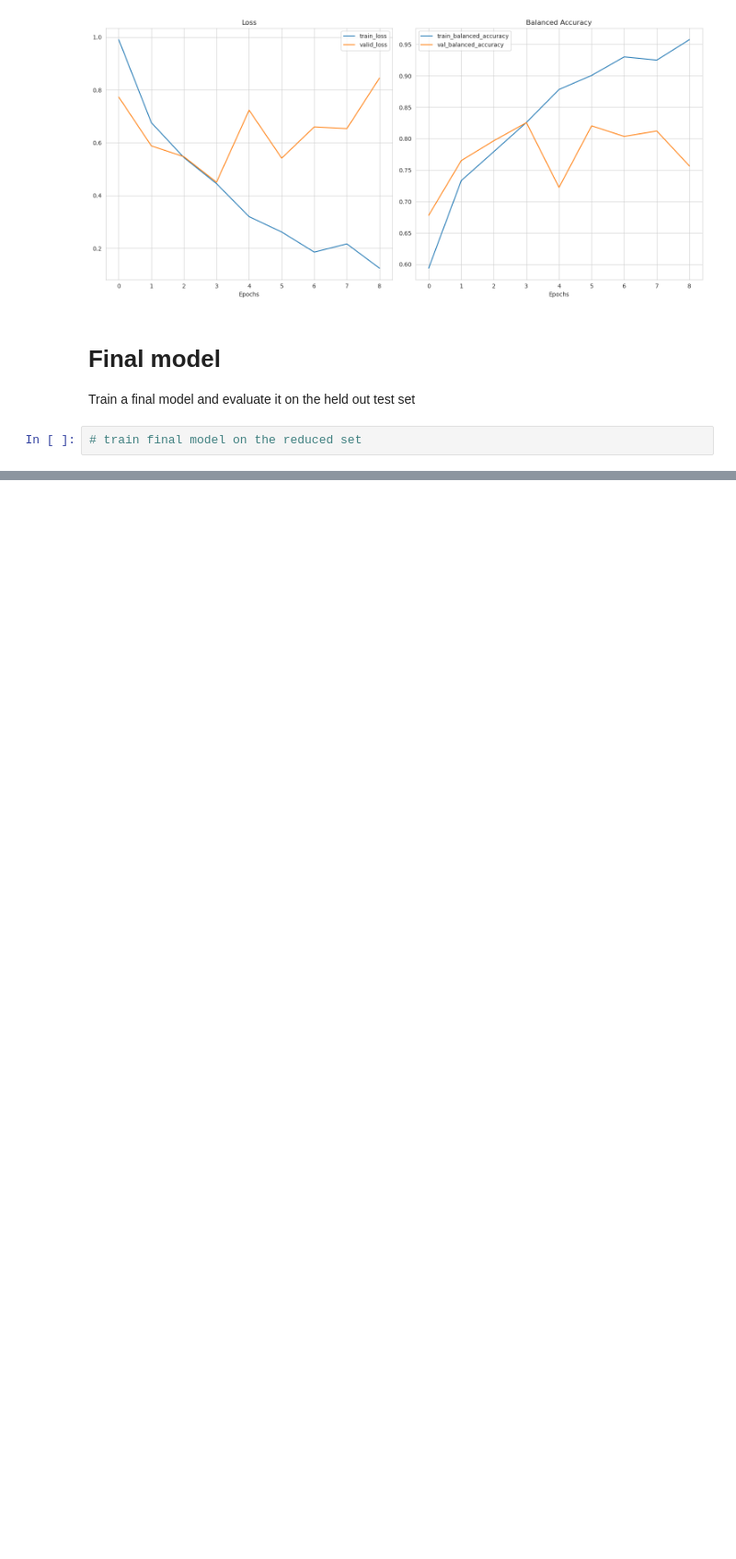
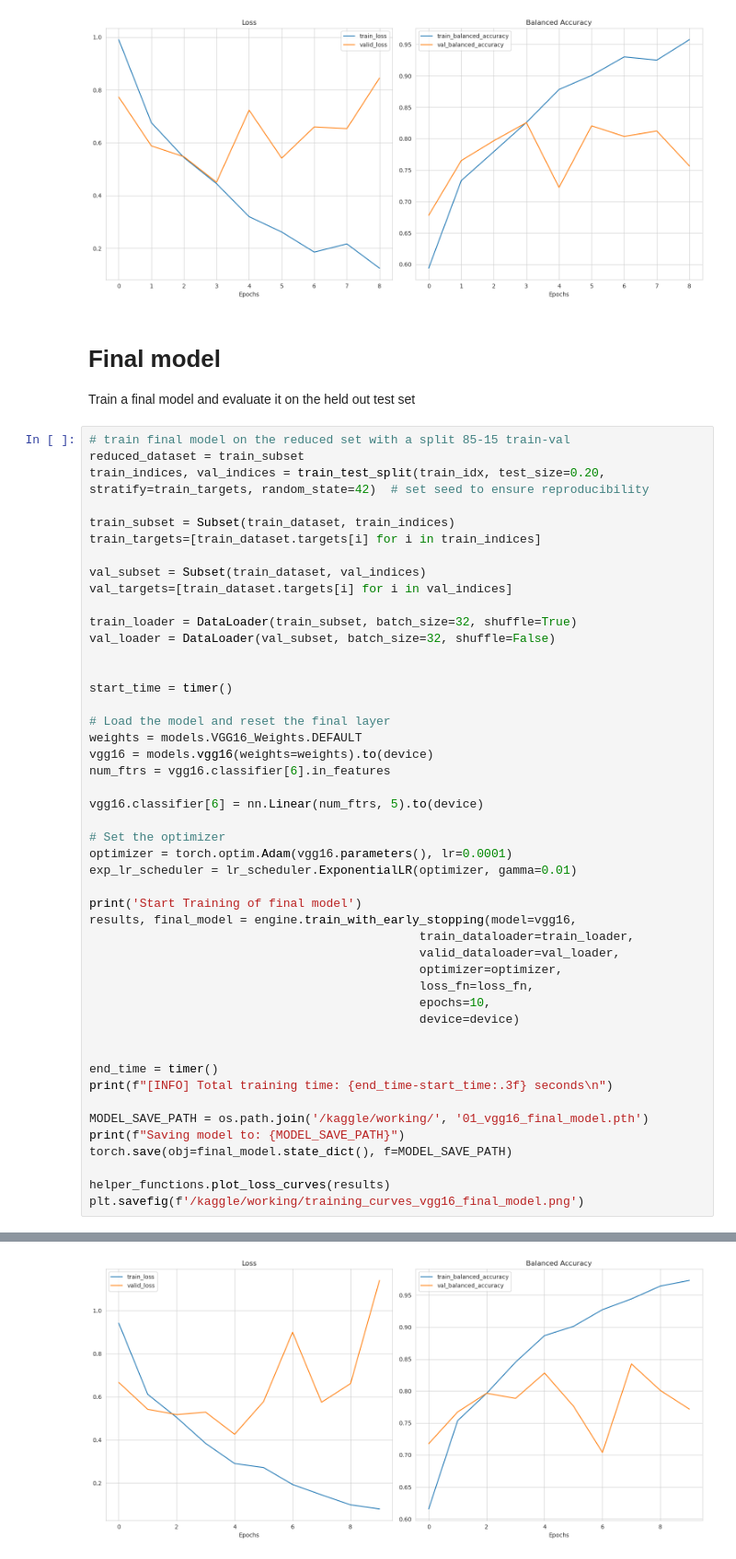
Before and after one commit to KyriakosPsa/Transfer-Learning-Vision, a Jupyter notebook: fungivgg16classification.ipynb, the cells around one changed output, grey strips where cells are left out. Shown at 92% size. Cells and saved outputs as stored; diff of their text form; blank space fills up the shorter version.

Commit message:
Kaggle Notebook | fungiVGG16Classification | Version 20 - Train final model and evaluate on test set

```diff
--- a/fungivgg16classification.ipynb
+++ b/fungivgg16classification.ipynb
@@ -621,5 +618,51 @@ for i in range(len(results_all)):
 # Final model
 
 Train a final model and evaluate it on the held out test set
-# %%
-# train final model on the reduced set
+# %%
+# train final model on the reduced set with a split 85-15 train-val
+reduced_dataset = train_subset
+train_indices, val_indices = train_test_split(train_idx, test_size=0.20, stratify=train_targets, random_state=42)  # set seed to ensure reproducibility
+
+train_subset = Subset(train_dataset, train_indices)
+train_targets=[train_dataset.targets[i] for i in train_indices]
+
+val_subset = Subset(train_dataset, val_indices)
+val_targets=[train_dataset.targets[i] for i in val_indices]
+
+train_loader = DataLoader(train_subset, batch_size=32, shuffle=True)
+val_loader = DataLoader(val_subset, batch_size=32, shuffle=False)
+
+
+start_time = timer()
+
+# Load the model and reset the final layer
+weights = models.VGG16_Weights.DEFAULT
+vgg16 = models.vgg16(weights=weights).to(device)
+num_ftrs = vgg16.classifier[6].in_features
+
+vgg16.classifier[6] = nn.Linear(num_ftrs, 5).to(device)
+
+# Set the optimizer
+optimizer = torch.optim.Adam(vgg16.parameters(), lr=0.0001)
+exp_lr_scheduler = lr_scheduler.ExponentialLR(optimizer, gamma=0.01)
+
+print('Start Training of final model')
+results, final_model = engine.train_with_early_stopping(model=vgg16,
+                                              train_dataloader=train_loader,
+                                              valid_dataloader=val_loader,
+                                              optimizer=optimizer,
+                                              loss_fn=loss_fn,
+                                              epochs=10,
+                                              device=device)
+
+
+end_time = timer()
+print(f"[INFO] Total training time: {end_time-start_time:.3f} seconds\n")
+
+MODEL_SAVE_PATH = os.path.join('/kaggle/working/', '01_vgg16_final_model.pth')
+print(f"Saving model to: {MODEL_SAVE_PATH}")
+torch.save(obj=final_model.state_dict(), f=MODEL_SAVE_PATH)
+
+helper_functions.plot_loss_curves(results)
+plt.savefig(f'/kaggle/working/training_curves_vgg16_final_model.png')
+# %% [output]
@@ -625,0 +684 @@ Train a final model and evaluate it on the held out test set
+[figure, added]
```
Also changed, not shown: parts of 12 cells of this notebook.
